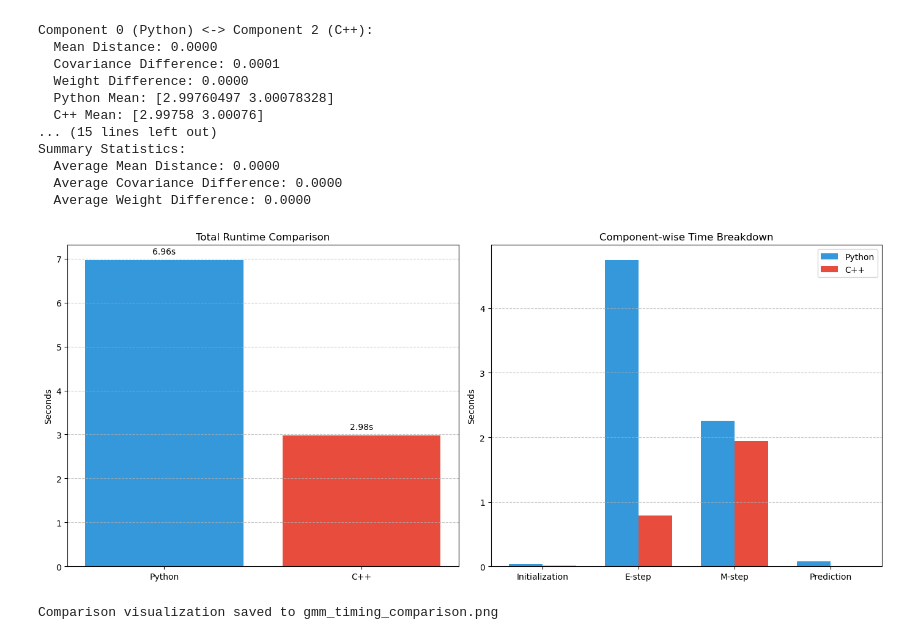
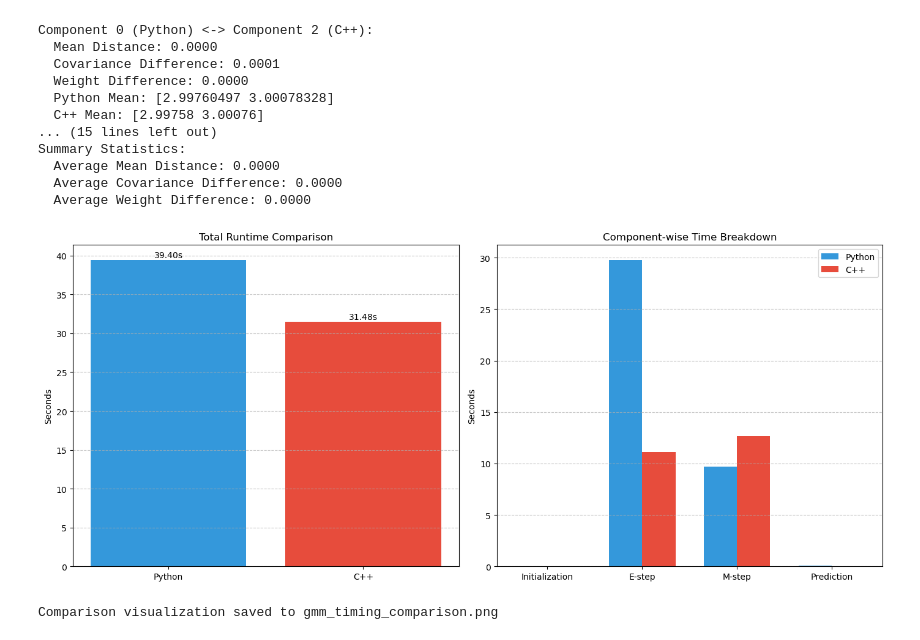
Before and after one commit to ayushraina2028/DS295-Parallel-Programming-2025, a Jupyter notebook: Project/results.ipynb, the cells around one changed output. Saved outputs shown, nothing was run; the diff lists cells and outputs as text; code cells hidden in the pictures.

```diff
--- a/Project/results.ipynb
+++ b/Project/results.ipynb
@@ -528,33 +528,33 @@ def compare_gmm_timing(python_timing_file, cpp_timing_file, output_image='gmm_ti
         cpp_data['mstep_time'],
         cpp_data['prediction_time']
     ]
 
     x = np.arange(len(components))
     width = 0.35
 
     plt.bar(x - width/2, python_times, width, label='Python', color='#3498db')
     plt.bar(x + width/2, cpp_times, width, label='C++', color='#e74c3c')
 
     plt.title('Component-wise Time Breakdown')
     plt.xticks(x, components)
     plt.ylabel('Seconds')
     plt.legend()
     plt.grid(axis='y', linestyle='--', alpha=0.7)
 
     # Save plot
     plt.tight_layout()
     plt.savefig(output_image)
     plt.show()
 
     print(f"Comparison visualization saved to {output_image}")
 
     return python_data, cpp_data
 
 # Example usage
 if __name__ == "__main__":
-    python_timing_file = "timing_results/python_gmm_timing_summary.txt"
+    python_timing_file = "timing_results/gmm_python_gmm_timing_summary.txt"
     cpp_timing_file = "timing_results/cpp_gmm_timing_summary.txt"
     compare_gmm_timing(python_timing_file, cpp_timing_file)
 # %% [output]
-[figure, old version]
+[figure, new version]
 Comparison visualization saved to gmm_timing_comparison.png
```
Also changed, not shown: 54 other files.
